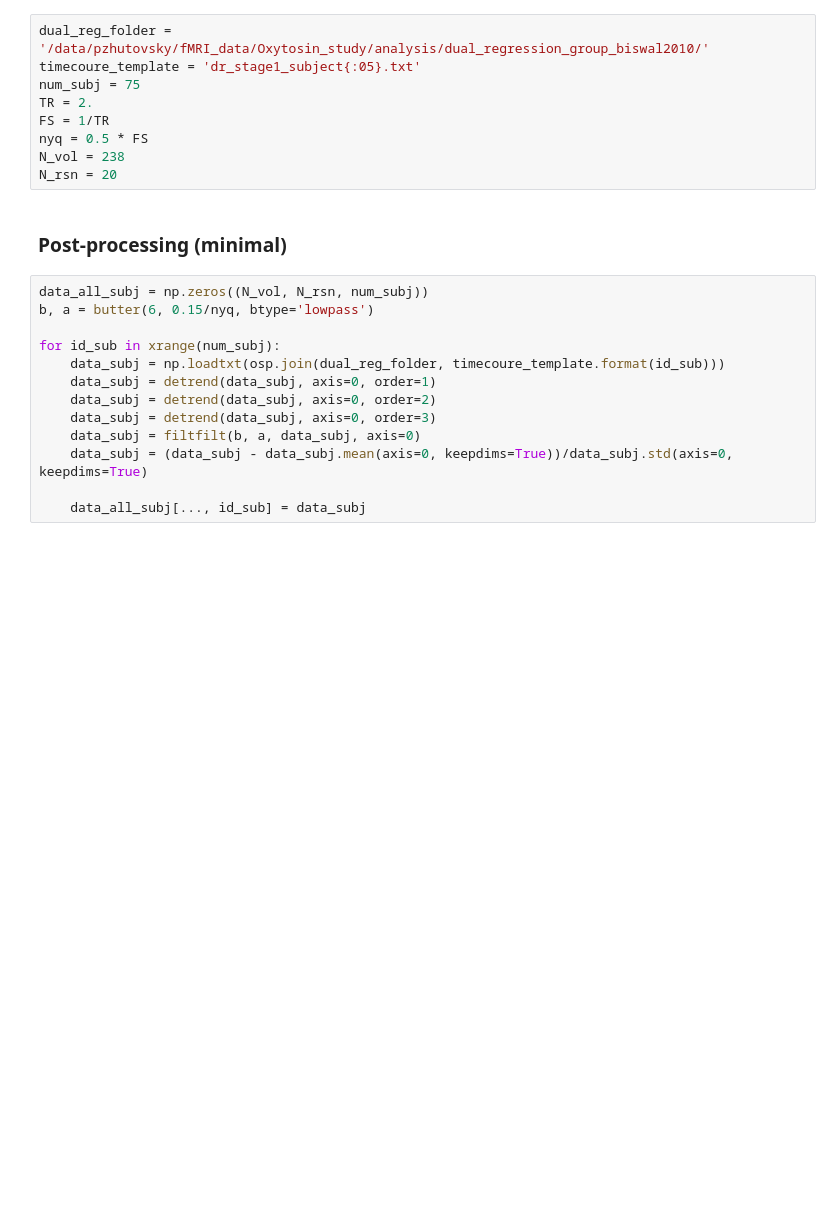
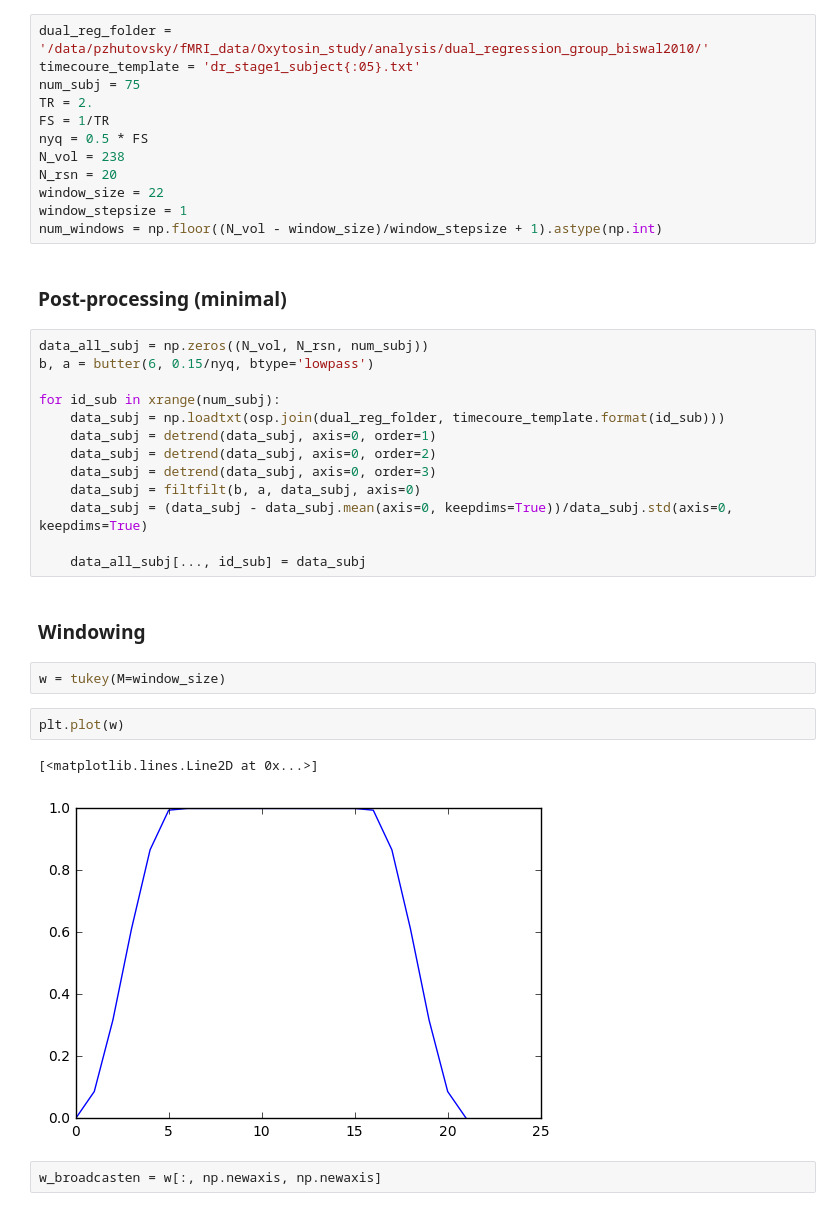
Before and after one commit to PaulZhutovsky/rsn_analysis, a Jupyter notebook: dynamic_FC.ipynb, the cells around one changed output. Saved outputs shown, nothing was run; the diff lists cells and outputs as text; blank space fills up the shorter version.

```diff
--- a/dynamic_FC.ipynb
+++ b/dynamic_FC.ipynb
@@ -14,6 +14,9 @@ FS = 1/TR
 nyq = 0.5 * FS
 N_vol = 238
 N_rsn = 20
+window_size = 22
+window_stepsize = 1
+num_windows = np.floor((N_vol - window_size)/window_stepsize + 1).astype(np.int)
 # %% [markdown]
 ### Post-processing (minimal)
 # %%
@@ -29,3 +32,14 @@ for id_sub in xrange(num_subj):
     data_subj = (data_subj - data_subj.mean(axis=0, keepdims=True))/data_subj.std(axis=0, keepdims=True)
 
     data_all_subj[..., id_sub] = data_subj
+# %% [markdown]
+### Windowing
+# %%
+w = tukey(M=window_size)
+# %%
+plt.plot(w)
+# %% [output]
+[<matplotlib.lines.Line2D at 0x...>]
+[figure, added]
+# %%
+w_broadcasten = w[:, np.newaxis, np.newaxis]
```
Also changed, not shown: parts of 11 cells of this notebook.
